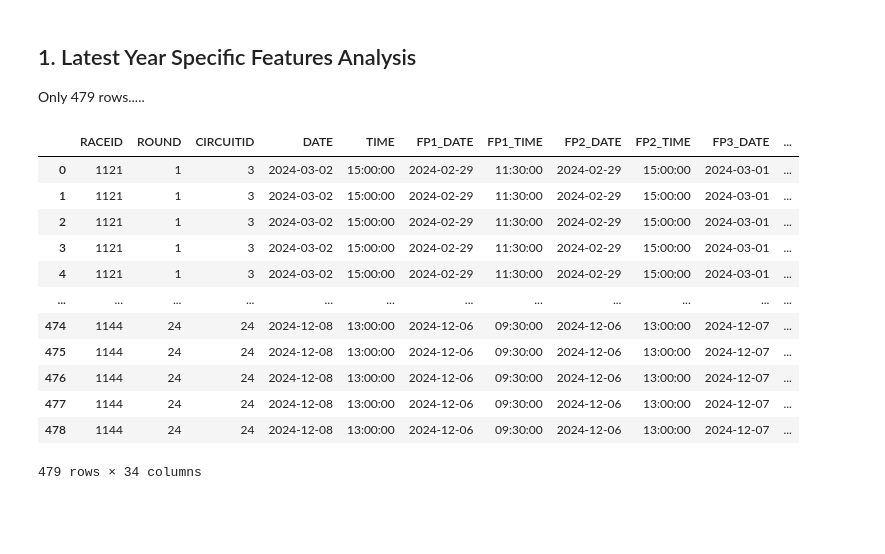
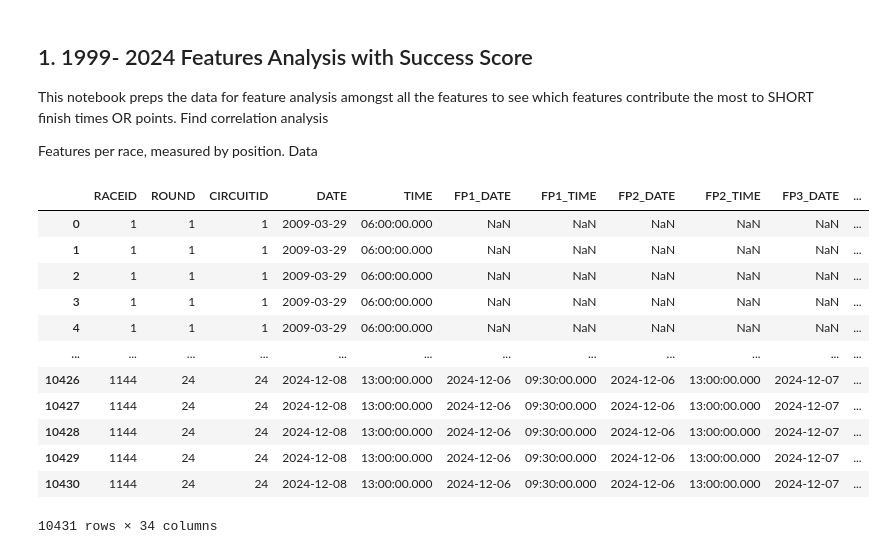
Before and after one commit to GR0w1ey/Datathon-2025, a Jupyter notebook: feature_selection_ml/clean_data.ipynb, the cells around one changed output. Cells and saved outputs as stored; diff of their text form; code cells hidden in the pictures; blank space fills up the shorter version.

Commit message:
made new csv for feature analysis, waiting to merge

```diff
--- a/feature_selection_ml/clean_data.ipynb
+++ b/feature_selection_ml/clean_data.ipynb
@@ -1,33 +1,36 @@
 # %% [markdown]
-## 1. Latest Year Specific Features Analysis
-Only 479 rows.....
+## 1. 1999- 2024 Features Analysis with Success Score
+This notebook preps the data for feature analysis amongst all the features to see which features contribute the most to SHORT finish times OR points. Find correlation analysis
+
+Features per race, measured by position. Data
 # %%
-# Query snowflake directly at some point, but for now create
-import pandas as pd
-df = pd.read_csv('../races_drivers.csv').drop(['URL','DRIVERREF','YEAR','NAME','URL_2','NUMBER_2','NUMBER','CODE','FORENAME','SURNAME','POSITIONTEXT'], axis=1)
+# # Query snowflake directly at some point, but for now create
+# import pandas as pd
+df = pd.read_csv('../races_drivers_1999-2024.csv').drop(['URL','URL.1','DRIVERREF','YEAR','NAME','NUMBER','CODE','FORENAME','SURNAME','POSITIONTEXT','NUMBER.1'], axis=1)
+# # fill position nulls with 26
 
-# Merge the duplicates columns into 1, only the non null values. otherwise if no null values leave as is.
-df['RACEID'] = df['RACEID'].where(df['RACEID'].notna(), df['RACEID_2'])
-df['DRIVERID'] = df['DRIVERID'].where(df['DRIVERID'].notna(), df['DRIVERID_2'])
-df['TIME'] = df['TIME'].where(df['TIME'].notna(), df['TIME_2'])
+# # Merge the duplicates columns into 1, only the non null values. otherwise if no null values leave as is.
+df['RACEID'] = df['RACEID'].where(df['RACEID'].notna(), df['RACEID.1'])
+df['DRIVERID'] = df['DRIVERID'].where(df['DRIVERID'].notna(), df['DRIVERID.1'])
+df['TIME'] = df['TIME'].where(df['TIME'].notna(), df['TIME.1'])
 
-# POSITION and POSITION ORDER= has R for retired
-# Name maybe get rid of as it has circuitID, year as it is all 2024
-# Nationality drop or one hot encode
-# some rows are nan for miliseconds, fastestlap, fastestlaptime,
+# # POSITION and POSITION ORDER= has R for retired
+# # Name maybe get rid of as it has circuitID, year as it is all 2024
+# # Nationality drop or one hot encode
+# # some rows are nan for miliseconds, fastestlap, fastestlaptime,
 df
 # %% [output]
 |  | RACEID | ROUND | CIRCUITID | DATE | TIME | FP1_DATE | FP1_TIME | FP2_DATE | FP2_TIME | FP3_DATE | ... |
-| 0 | 1121 | 1 | 3 | 2024-03-02 | 15:00:00 | 2024-02-29 | 11:30:00 | 2024-02-29 | 15:00:00 | 2024-03-01 | ... |
-| 1 | 1121 | 1 | 3 | 2024-03-02 | 15:00:00 | 2024-02-29 | 11:30:00 | 2024-02-29 | 15:00:00 | 2024-03-01 | ... |
-| 2 | 1121 | 1 | 3 | 2024-03-02 | 15:00:00 | 2024-02-29 | 11:30:00 | 2024-02-29 | 15:00:00 | 2024-03-01 | ... |
-| 3 | 1121 | 1 | 3 | 2024-03-02 | 15:00:00 | 2024-02-29 | 11:30:00 | 2024-02-29 | 15:00:00 | 2024-03-01 | ... |
-| 4 | 1121 | 1 | 3 | 2024-03-02 | 15:00:00 | 2024-02-29 | 11:30:00 | 2024-02-29 | 15:00:00 | 2024-03-01 | ... |
+| 0 | 1 | 1 | 1 | 2009-03-29 | 06:00:00.000 | NaN | NaN | NaN | NaN | NaN | ... |
+| 1 | 1 | 1 | 1 | 2009-03-29 | 06:00:00.000 | NaN | NaN | NaN | NaN | NaN | ... |
+| 2 | 1 | 1 | 1 | 2009-03-29 | 06:00:00.000 | NaN | NaN | NaN | NaN | NaN | ... |
+| 3 | 1 | 1 | 1 | 2009-03-29 | 06:00:00.000 | NaN | NaN | NaN | NaN | NaN | ... |
+| 4 | 1 | 1 | 1 | 2009-03-29 | 06:00:00.000 | NaN | NaN | NaN | NaN | NaN | ... |
 | ... | ... | ... | ... | ... | ... | ... | ... | ... | ... | ... | ... |
-| 474 | 1144 | 24 | 24 | 2024-12-08 | 13:00:00 | 2024-12-06 | 09:30:00 | 2024-12-06 | 13:00:00 | 2024-12-07 | ... |
-| 475 | 1144 | 24 | 24 | 2024-12-08 | 13:00:00 | 2024-12-06 | 09:30:00 | 2024-12-06 | 13:00:00 | 2024-12-07 | ... |
-| 476 | 1144 | 24 | 24 | 2024-12-08 | 13:00:00 | 2024-12-06 | 09:30:00 | 2024-12-06 | 13:00:00 | 2024-12-07 | ... |
-| 477 | 1144 | 24 | 24 | 2024-12-08 | 13:00:00 | 2024-12-06 | 09:30:00 | 2024-12-06 | 13:00:00 | 2024-12-07 | ... |
-| 478 | 1144 | 24 | 24 | 2024-12-08 | 13:00:00 | 2024-12-06 | 09:30:00 | 2024-12-06 | 13:00:00 | 2024-12-07 | ... |
+| 10426 | 1144 | 24 | 24 | 2024-12-08 | 13:00:00.000 | 2024-12-06 | 09:30:00.000 | 2024-12-06 | 13:00:00.000 | 2024-12-07 | ... |
+| 10427 | 1144 | 24 | 24 | 2024-12-08 | 13:00:00.000 | 2024-12-06 | 09:30:00.000 | 2024-12-06 | 13:00:00.000 | 2024-12-07 | ... |
+| 10428 | 1144 | 24 | 24 | 2024-12-08 | 13:00:00.000 | 2024-12-06 | 09:30:00.000 | 2024-12-06 | 13:00:00.000 | 2024-12-07 | ... |
+| 10429 | 1144 | 24 | 24 | 2024-12-08 | 13:00:00.000 | 2024-12-06 | 09:30:00.000 | 2024-12-06 | 13:00:00.000 | 2024-12-07 | ... |
+| 10430 | 1144 | 24 | 24 | 2024-12-08 | 13:00:00.000 | 2024-12-06 | 09:30:00.000 | 2024-12-06 | 13:00:00.000 | 2024-12-07 | ... |
-479 rows × 34 columns
+10431 rows × 34 columns
 # %%
```
Also changed, not shown: parts of 1 cell of this notebook, 3 other files.
